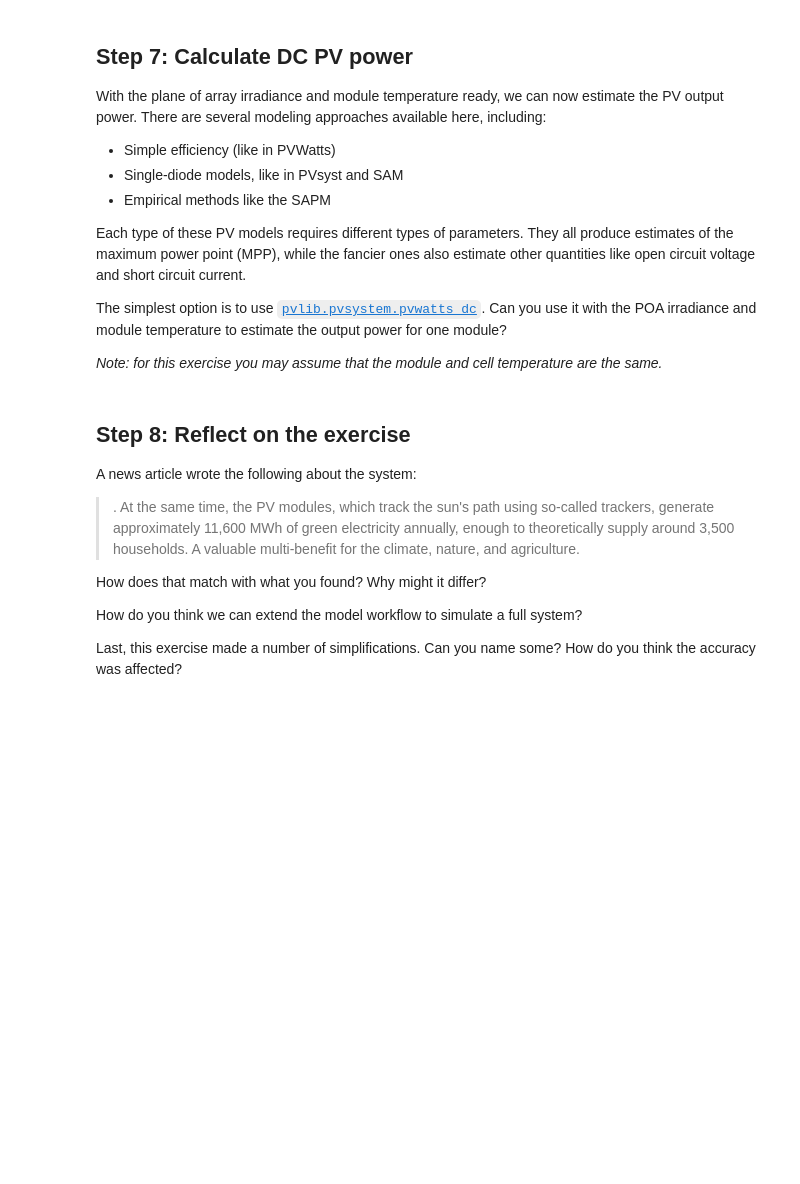
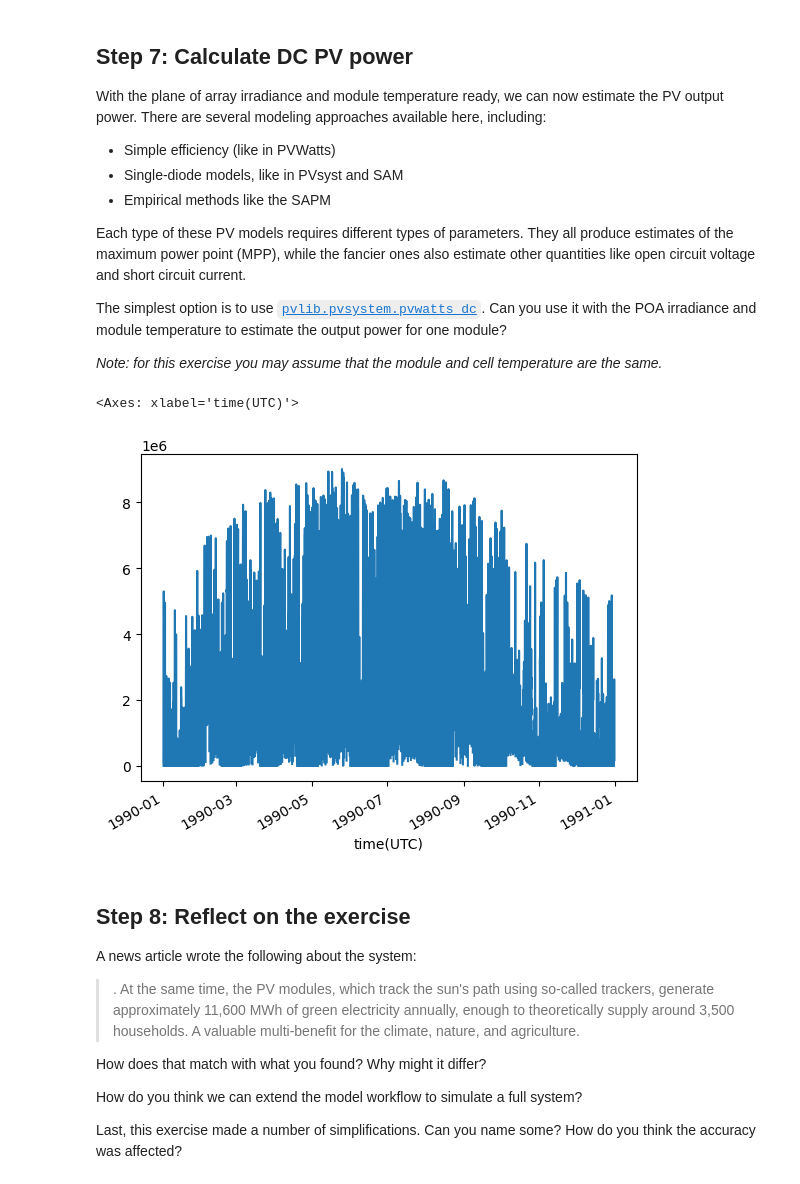
Before and after one commit to PV-Tutorials/2026_pvlib_eupvsec, a Jupyter notebook: pvlib_2026_eupvsec_introduction_part_2.ipynb, the cells around one changed output. Cells and saved outputs as stored; diff of their text form; code cells hidden in the pictures; blank space fills up the shorter version.

```diff
--- a/pvlib_2026_eupvsec_introduction_part_2.ipynb
+++ b/pvlib_2026_eupvsec_introduction_part_2.ipynb
@@ -60,9 +60,11 @@ In this step, you need to download irradiance data for the site (see Part 1 of t
 
 Remember that you need to update the latitude and longitude for the actual PV site.
 # %%
-location = pvlib.location.Location(latitude=..., longitude=...)
+location = pvlib.location.Location(latitude=48.168, longitude=9.247)
 # %%
-data, meta = pvlib.iotools...
+data, meta = pvlib.iotools.get_pvgis_tmy(
+    latitude=48.168, longitude=9.247
+)
 
 data.index = data.index + pd.Timedelta(minutes=30)
 
@@ -115,12 +151,21 @@ dni_extra = pvlib.irradiance.get_extra_radiation(data.index)
 
 poa_irradiance = pvlib.bifacial.infinite_sheds.get_irradiance(
     # fill in all the necessary inputs
-    #
-    #
-    #
+    ### RESULTS ####
+    surface_tilt=tracker_orientations["surface_tilt"],
+    surface_azimuth=tracker_orientations["surface_azimuth"],
+    solar_zenith=solar_position["apparent_zenith"],
+    solar_azimuth=solar_position["azimuth"],
+    gcr=gcr,
+    height=2.8,
+    pitch=pitch,
+    ghi=data["ghi"],
+    dhi=data["dhi"],
+    dni=data["dni"],
+    albedo=0.2,
+    model='haydavies',
+    dni_extra=dni_extra,
 )
-
-
 
 # Print five first non-nan rows
 poa_irradiance.dropna().head()
@@ -132,7 +185,14 @@ The power efficiency of a PV module depends on its temperature (roughly, a 0.3 -
 pvlib includes several models for estimating module temperature. Can you find one in the documentation?
 # %%
 # Write your code here to calculate module temperature using a model of your choosing
-module_temperature =
+module_temperature = pvlib.temperature.sapm_cell(
+    poa_global=poa_irradiance["poa_global"],
+    temp_air=data["temp_air"],
+    wind_speed=data["wind_speed"],
+    a=-2.98,
+    b=-0.0471,
+    deltaT=1,
+)
 # %%
 plt.scatter(x=data['temp_air'], y=module_temperature, s=1, c=poa_irradiance['poa_front'])
 plt.xlabel('Ambient temperature [°C]')
@@ -154,14 +216,22 @@ The simplest option is to use [``pvlib.pvsystem.pvwatts_dc``](https://pvlib-pyth
 
 *Note: for this exercise you may assume that the module and cell temperature are the same.*
 # %%
-pdc0 = # [W] Nominal power at STC
+pdc0 = 14388 * 650 # [W] Nominal power at STC
 gamma_pdc = -0.0029 # [%/degC] Pmax temperature coefficient
 
 # Write your code here to calculate PV power
-dc_power =
+dc_power = pvlib.pvsystem.pvwatts_dc(
+    effective_irradiance=poa_irradiance["poa_global"],
+    temp_cell=module_temperature,
+    pdc0=pdc0,
+    gamma_pdc=gamma_pdc,
+)
 
 
 dc_power.plot() # plot results
+# %% [output]
+<Axes: xlabel='time(UTC)'>
+[figure, added]
 # %% [markdown]
 ## Step 8: Reflect on the exercise
 
```
Also changed, not shown: parts of 5 cells of this notebook.
